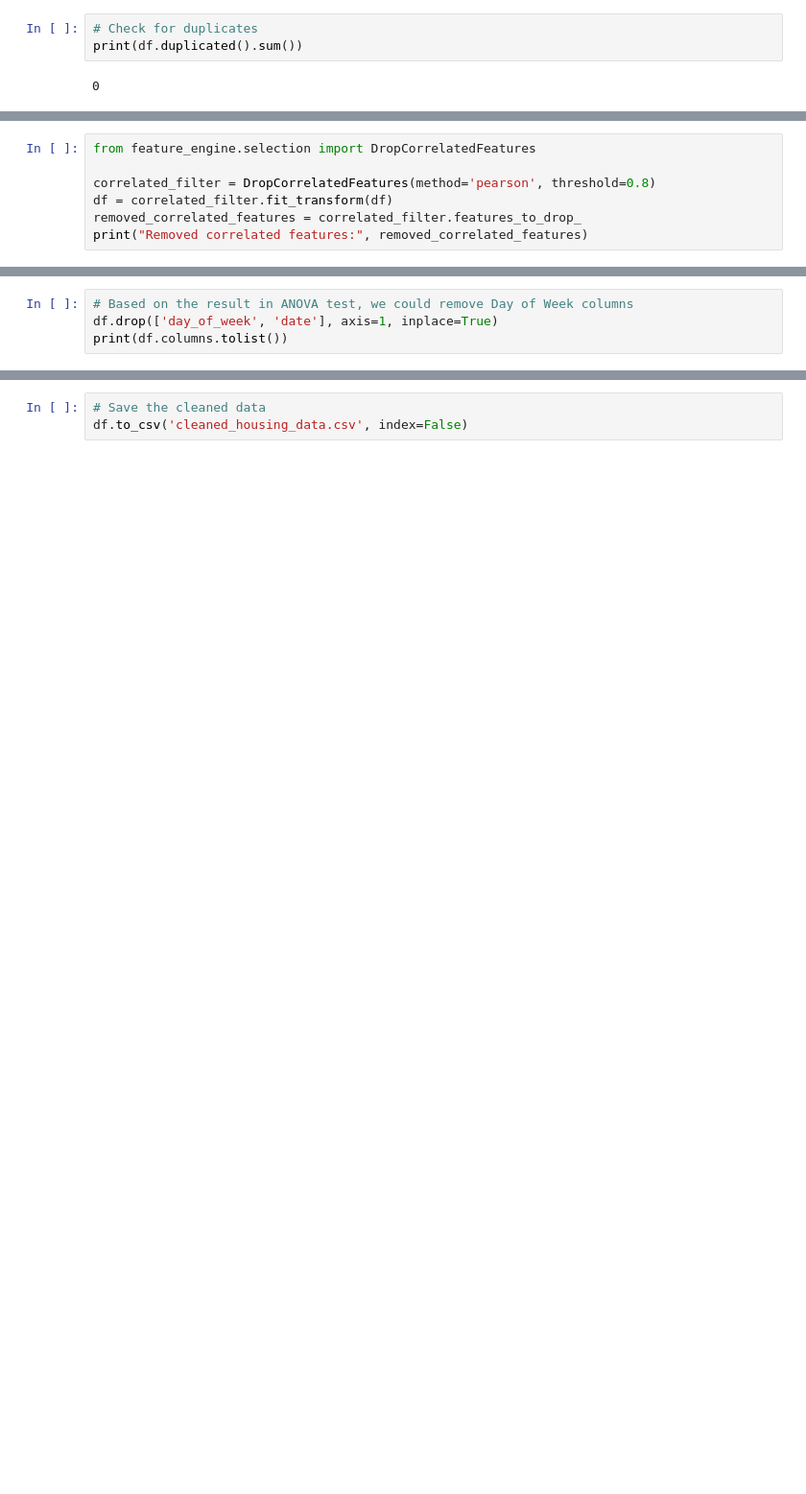
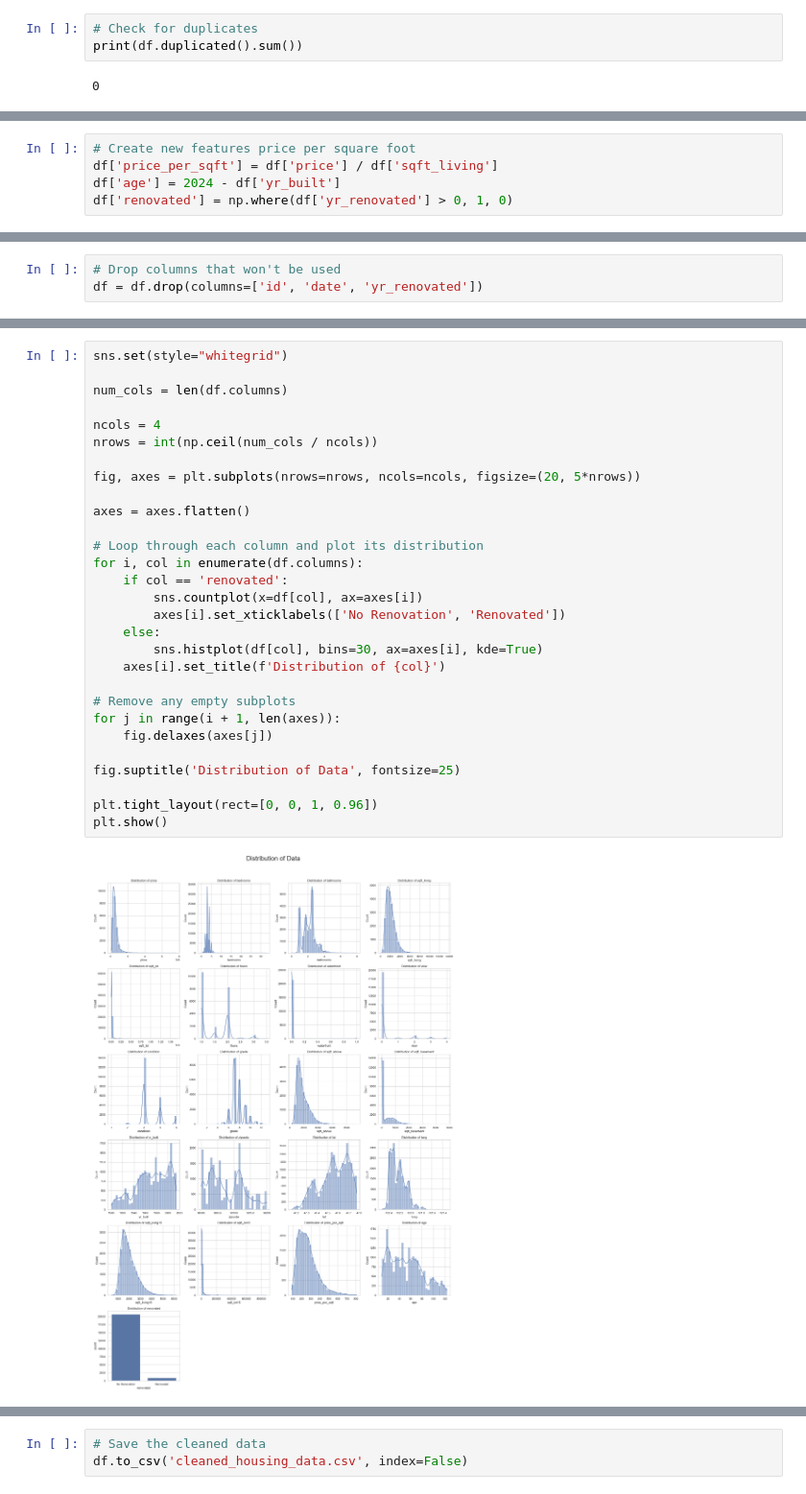
Before and after one commit to fyiernzy/House-Prediction-App, a Jupyter notebook: backend/Python_Assignment.ipynb, the cells around one changed output, grey strips where cells are left out. Shown at 96% size. Saved outputs shown, nothing was run; the diff lists cells and outputs as text; blank space fills up the shorter version.

```diff
--- a/backend/Python_Assignment.ipynb
+++ b/backend/Python_Assignment.ipynb
@@ -263,7 +116,0 @@ Remaining features after removing constants and high correlations:
-# %%
-from feature_engine.selection import DropCorrelatedFeatures
-
-correlated_filter = DropCorrelatedFeatures(method='pearson', threshold=0.8)
-df = correlated_filter.fit_transform(df)
-removed_correlated_features = correlated_filter.features_to_drop_
-print("Removed correlated features:", removed_correlated_features)
@@ -432,4 +116,0 @@ Since the p-value (PR(>F)) is 0.0, which is smaller than 0.05, we accept the nul
-# %%
-# Based on the result in ANOVA test, we could remove Day of Week columns
-df.drop(['day_of_week', 'date'], axis=1, inplace=True)
-print(df.columns.tolist())
@@ -477,0 +121,5 @@ Visualizing Relationships with Heatmap:
+# %%
+# Create new features price per square foot
+df['price_per_sqft'] = df['price'] / df['sqft_living']
+df['age'] = 2024 - df['yr_built']
+df['renovated'] = np.where(df['yr_renovated'] > 0, 1, 0)
@@ -477,0 +128,3 @@ Visualizing Relationships with Heatmap:
+# %%
+# Drop columns that won't be used
+df = df.drop(columns=['id', 'date', 'yr_renovated'])
@@ -477,0 +137,31 @@ Visualizing Relationships with Heatmap:
+# %%
+sns.set(style="whitegrid")
+
+num_cols = len(df.columns)
+
+ncols = 4
+nrows = int(np.ceil(num_cols / ncols))
+
+fig, axes = plt.subplots(nrows=nrows, ncols=ncols, figsize=(20, 5*nrows))
+
+axes = axes.flatten()
+
+# Loop through each column and plot its distribution
+for i, col in enumerate(df.columns):
+    if col == 'renovated':
+        sns.countplot(x=df[col], ax=axes[i])
+        axes[i].set_xticklabels(['No Renovation', 'Renovated'])
+    else:
+        sns.histplot(df[col], bins=30, ax=axes[i], kde=True)
+    axes[i].set_title(f'Distribution of {col}')
+
+# Remove any empty subplots
+for j in range(i + 1, len(axes)):
+    fig.delaxes(axes[j])
+
+fig.suptitle('Distribution of Data', fontsize=25)
+
+plt.tight_layout(rect=[0, 0, 1, 0.96])
+plt.show()
+# %% [output]
+[figure, added]
```
Also changed, not shown: parts of 118 cells of this notebook, 6 other files.
